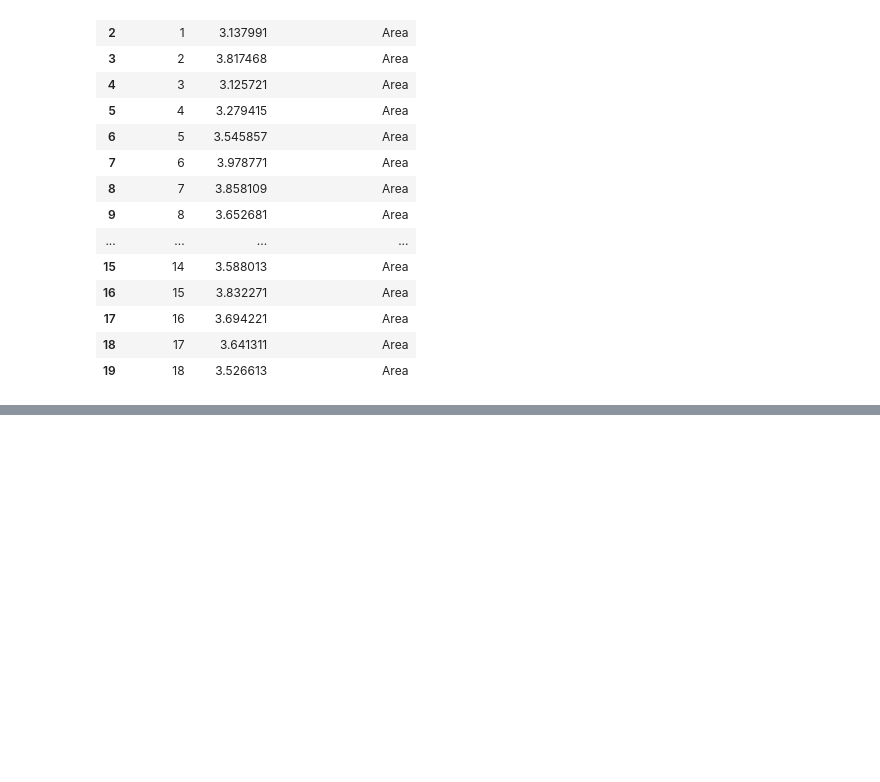
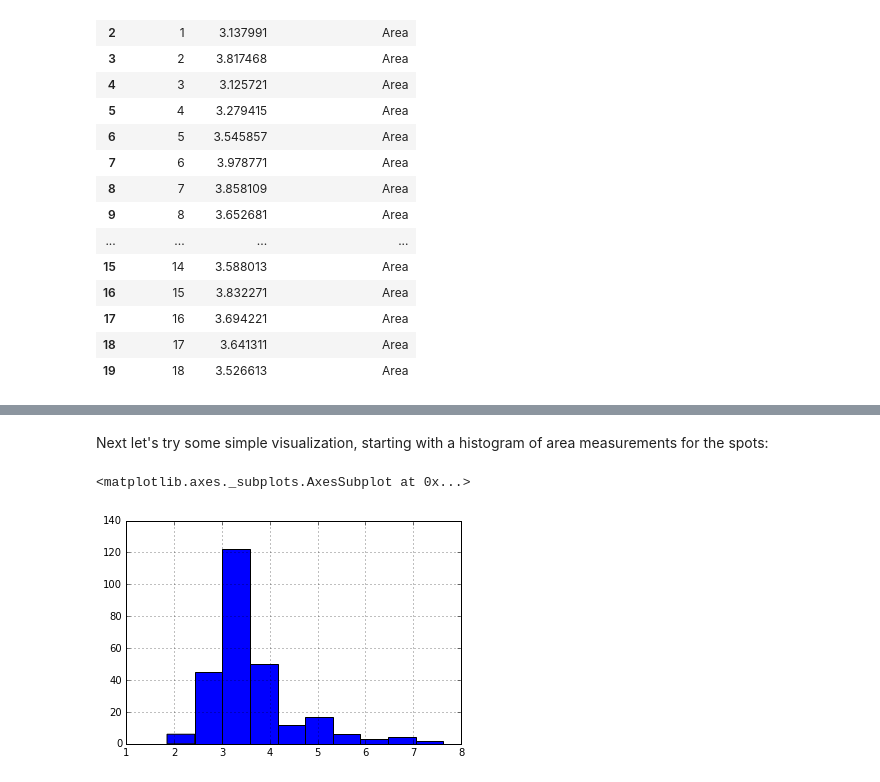
Before and after one commit to dasaderi/python_neurobootcamp, a Jupyter notebook: day-3/day3-pandas.ipynb, the cells around one changed output, grey strips where cells are left out. Saved outputs shown, nothing was run; the diff lists cells and outputs as text; code cells hidden in the pictures; blank space fills up the shorter version.

```diff
--- a/day-3/day3-pandas.ipynb
+++ b/day-3/day3-pandas.ipynb
@@ -144,0 +211,8 @@ point_stats_matrix.head(20)
+# %% [markdown]
+Next let's try some simple visualization, starting with a histogram of area measurements for the spots:
+# %%
+import matplotlib.pyplot as plt
+point_stats_matrix.Area.hist()
+# %% [output]
+<matplotlib.axes._subplots.AxesSubplot at 0x...>
+[figure, added]
```
Also changed, not shown: parts of 27 cells of this notebook, 4 other files.
